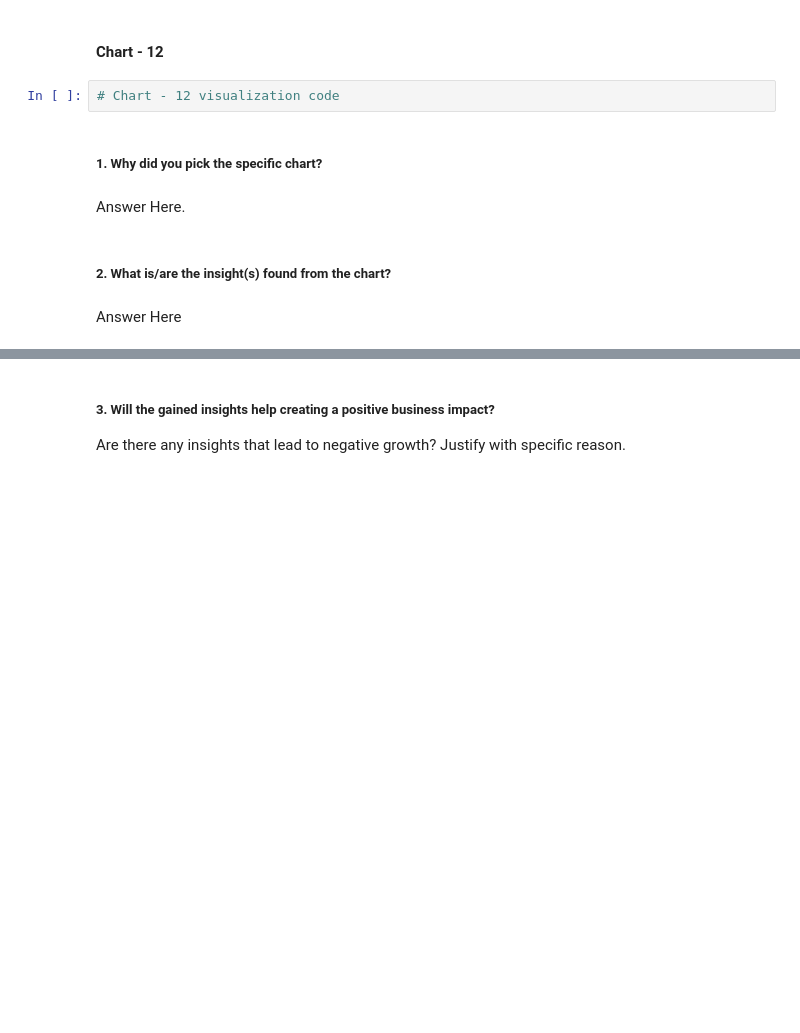
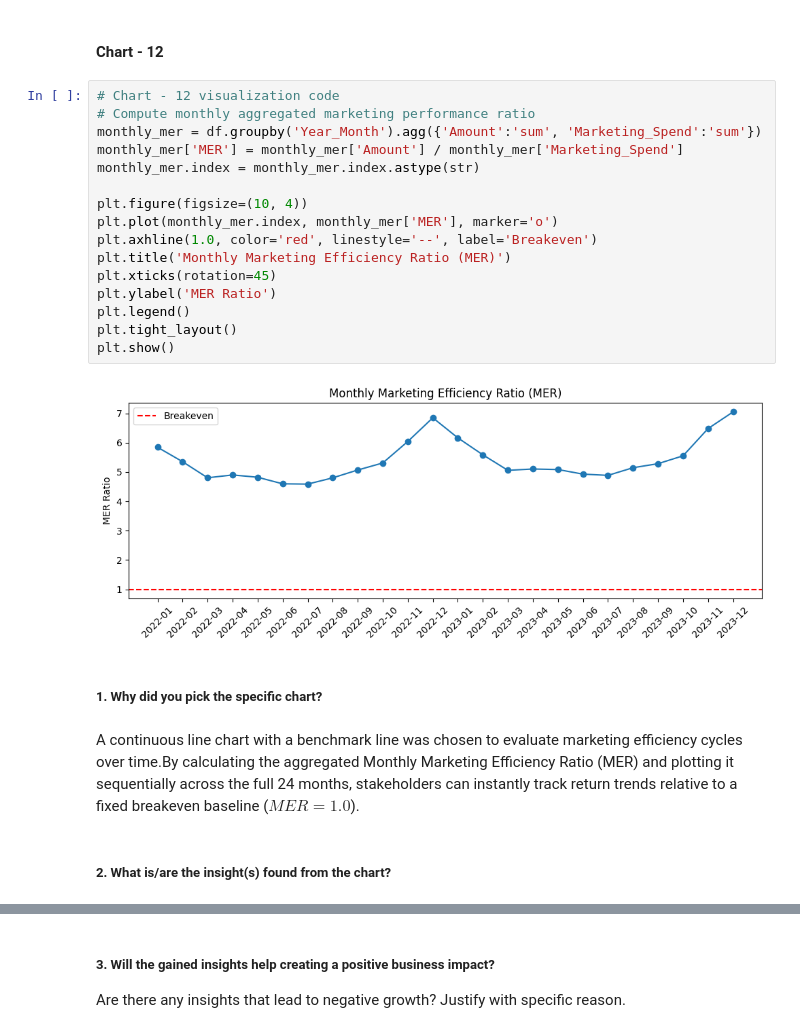
Before and after one commit to Vansh-172/EDA-CAPSTONE-PROJECT, a Jupyter notebook: Vansh_Goyal_EDA_Capstone_Project_Submission.ipynb, the cells around one changed output, grey strips where cells are left out. Drawn from its saved outputs; the diff is of its cells as text; blank space fills up the shorter version.

```diff
--- a/Vansh_Goyal_EDA_Capstone_Project_Submission.ipynb
+++ b/Vansh_Goyal_EDA_Capstone_Project_Submission.ipynb
@@ -650,12 +680,26 @@ Answer Here
 # %% [markdown]
 #### Chart - 12
-# %%
-# Chart - 12 visualization code
+# %%
+# Chart - 12 visualization code
+# Compute monthly aggregated marketing performance ratio
+monthly_mer = df.groupby('Year_Month').agg({'Amount':'sum', 'Marketing_Spend':'sum'})
+monthly_mer['MER'] = monthly_mer['Amount'] / monthly_mer['Marketing_Spend']
+monthly_mer.index = monthly_mer.index.astype(str)
+
+plt.figure(figsize=(10, 4))
+plt.plot(monthly_mer.index, monthly_mer['MER'], marker='o')
+plt.axhline(1.0, color='red', linestyle='--', label='Breakeven')
+plt.title('Monthly Marketing Efficiency Ratio (MER)')
+plt.xticks(rotation=45)
+plt.ylabel('MER Ratio')
+plt.legend()
+plt.tight_layout()
+plt.show()
+# %% [output]
+[figure, added]
 # %% [markdown]
 ##### 1. Why did you pick the specific chart?
-# %% [markdown]
-Answer Here.
+# %% [markdown]
+A continuous line chart with a benchmark line was chosen to evaluate marketing efficiency cycles over time.By calculating the aggregated Monthly Marketing Efficiency Ratio (MER) and plotting it sequentially across the full 24 months, stakeholders can instantly track return trends relative to a fixed breakeven baseline ($MER = 1.0$).
 # %% [markdown]
 ##### 2. What is/are the insight(s) found from the chart?
-# %% [markdown]
-Answer Here
```
Also changed, not shown: parts of 36 cells of this notebook.
